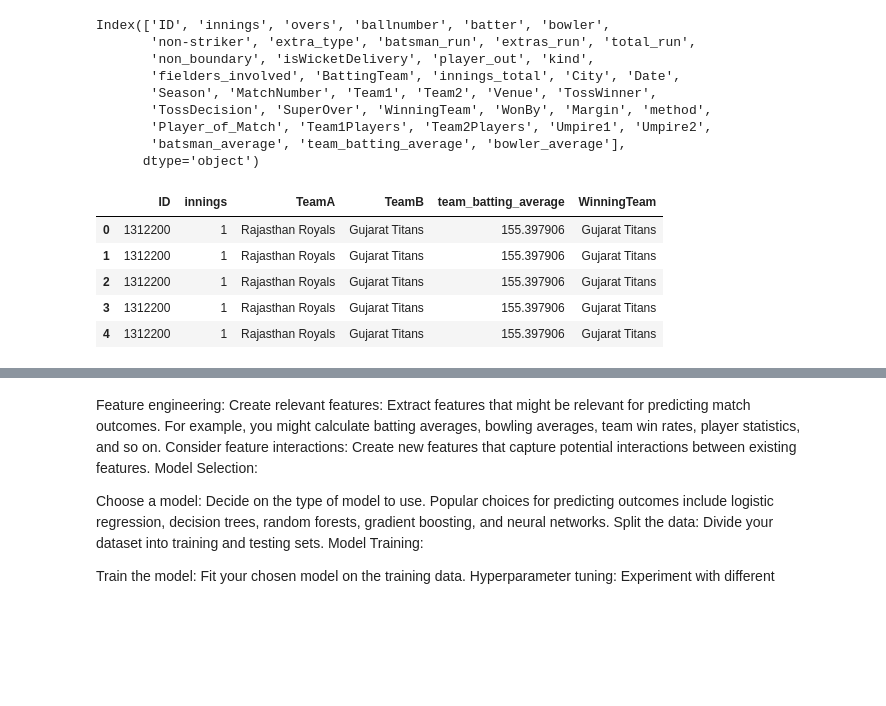
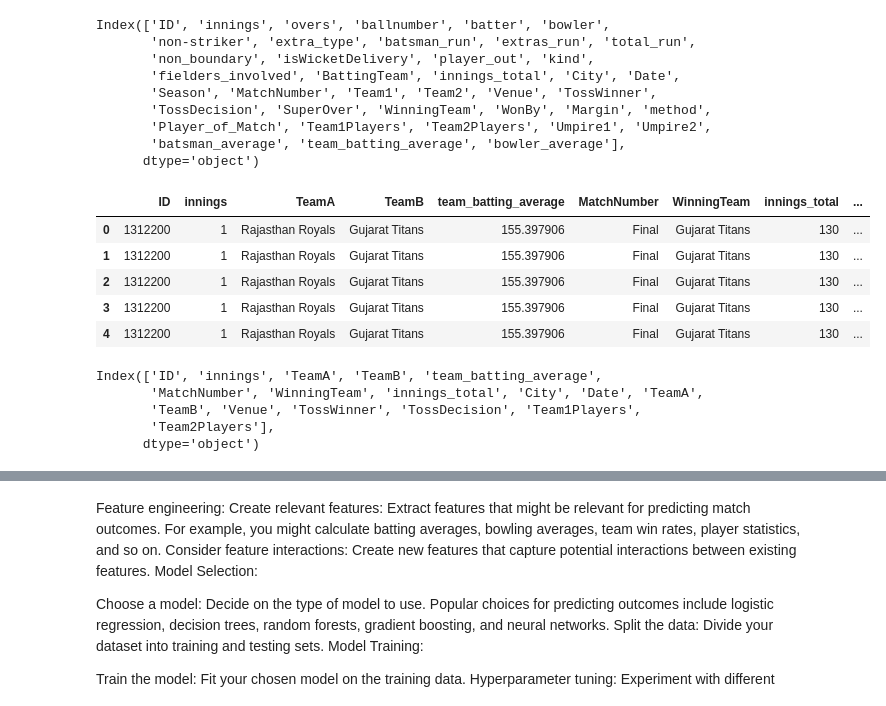
Before and after one commit to patrickevans29/ipl_prediction_model, a Jupyter notebook: notebooks/IPL Betting Data Exploratory Notebook_patrick.ipynb, the cells around one changed output, grey strips where cells are left out. Cells and saved outputs as stored; diff of their text form; code cells hidden in the pictures; blank space fills up the shorter version.

```diff
--- a/notebooks/IPL Betting Data Exploratory Notebook_patrick.ipynb
+++ b/notebooks/IPL Betting Data Exploratory Notebook_patrick.ipynb
@@ -135,3 +111,6 @@ complete_df.head(2)
 | 0 | 1312200 | 1 | 0 | 1 | YBK Jaiswal | Mohammed Shami | JC Buttler | NaN | 0 | ... |
 | 1 | 1312200 | 1 | 0 | 2 | YBK Jaiswal | Mohammed Shami | JC Buttler | legbyes | 0 | ... |
 2 rows × 39 columns
+# %%
+complete_df['innings_total'] = complete_df.groupby(['ID', 'innings'])['total_run'].transform('sum')
+complete_df.head(2)
@@ -178,16 +157,24 @@ Index(['ID', 'innings', 'overs', 'ballnumber', 'batter', 'bowler',
       dtype='object')
 # %%
 # Extract the relevant columns and rename 'Team1' to 'TeamA' and 'Team2' to 'TeamB'
-selected_columns = ['ID', 'innings', 'Team1', 'Team2', 'team_batting_average', 'WinningTeam']
+selected_columns = ['ID', 'innings', 'Team1', 'Team2', 'team_batting_average', 'MatchNumber','WinningTeam', 'innings_total', 'City', 'Date', 'Team1', 'Team2', 'Venue', 'TossWinner', 'TossDecision', 'Team1Players', 'Team2Players']
 new_df = complete_df[selected_columns].copy()
 new_df.rename(columns={'Team1': 'TeamA', 'Team2': 'TeamB'}, inplace=True)
 new_df.head()
 # %% [output]
-|  | ID | innings | TeamA | TeamB | team_batting_average | WinningTeam |
-| 0 | 1312200 | 1 | Rajasthan Royals | Gujarat Titans | 155.397906 | Gujarat Titans |
-| 1 | 1312200 | 1 | Rajasthan Royals | Gujarat Titans | 155.397906 | Gujarat Titans |
-| 2 | 1312200 | 1 | Rajasthan Royals | Gujarat Titans | 155.397906 | Gujarat Titans |
-| 3 | 1312200 | 1 | Rajasthan Royals | Gujarat Titans | 155.397906 | Gujarat Titans |
-| 4 | 1312200 | 1 | Rajasthan Royals | Gujarat Titans | 155.397906 | Gujarat Titans |
+|  | ID | innings | TeamA | TeamB | team_batting_average | MatchNumber | WinningTeam | innings_total | ... |
+| 0 | 1312200 | 1 | Rajasthan Royals | Gujarat Titans | 155.397906 | Final | Gujarat Titans | 130 | ... |
+| 1 | 1312200 | 1 | Rajasthan Royals | Gujarat Titans | 155.397906 | Final | Gujarat Titans | 130 | ... |
+| 2 | 1312200 | 1 | Rajasthan Royals | Gujarat Titans | 155.397906 | Final | Gujarat Titans | 130 | ... |
+| 3 | 1312200 | 1 | Rajasthan Royals | Gujarat Titans | 155.397906 | Final | Gujarat Titans | 130 | ... |
+| 4 | 1312200 | 1 | Rajasthan Royals | Gujarat Titans | 155.397906 | Final | Gujarat Titans | 130 | ... |
+# %%
+new_df.columns
+# %% [output]
+Index(['ID', 'innings', 'TeamA', 'TeamB', 'team_batting_average',
+       'MatchNumber', 'WinningTeam', 'innings_total', 'City', 'Date', 'TeamA',
+       'TeamB', 'Venue', 'TossWinner', 'TossDecision', 'Team1Players',
+       'Team2Players'],
+      dtype='object')
 # %%
 # Filter innings 1 (TeamA's innings)
```
Also changed, not shown: parts of 6 cells of this notebook, 5 other files.
